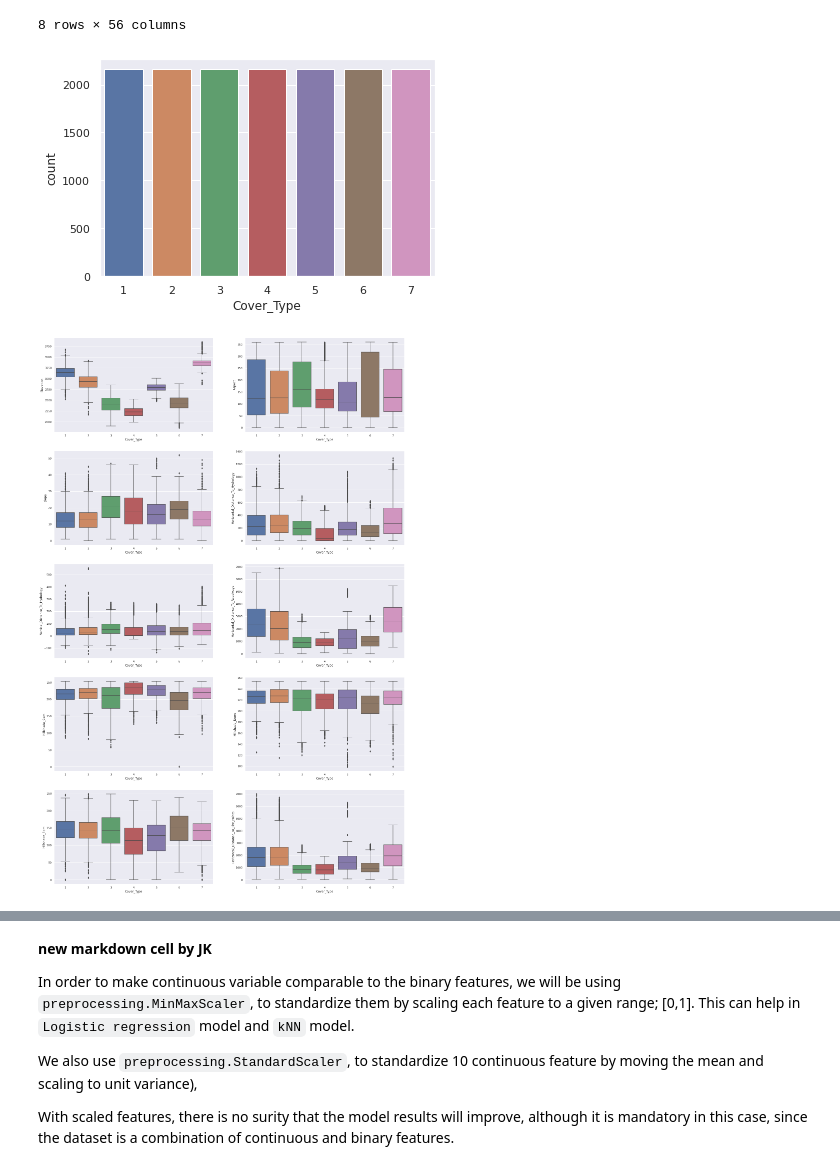
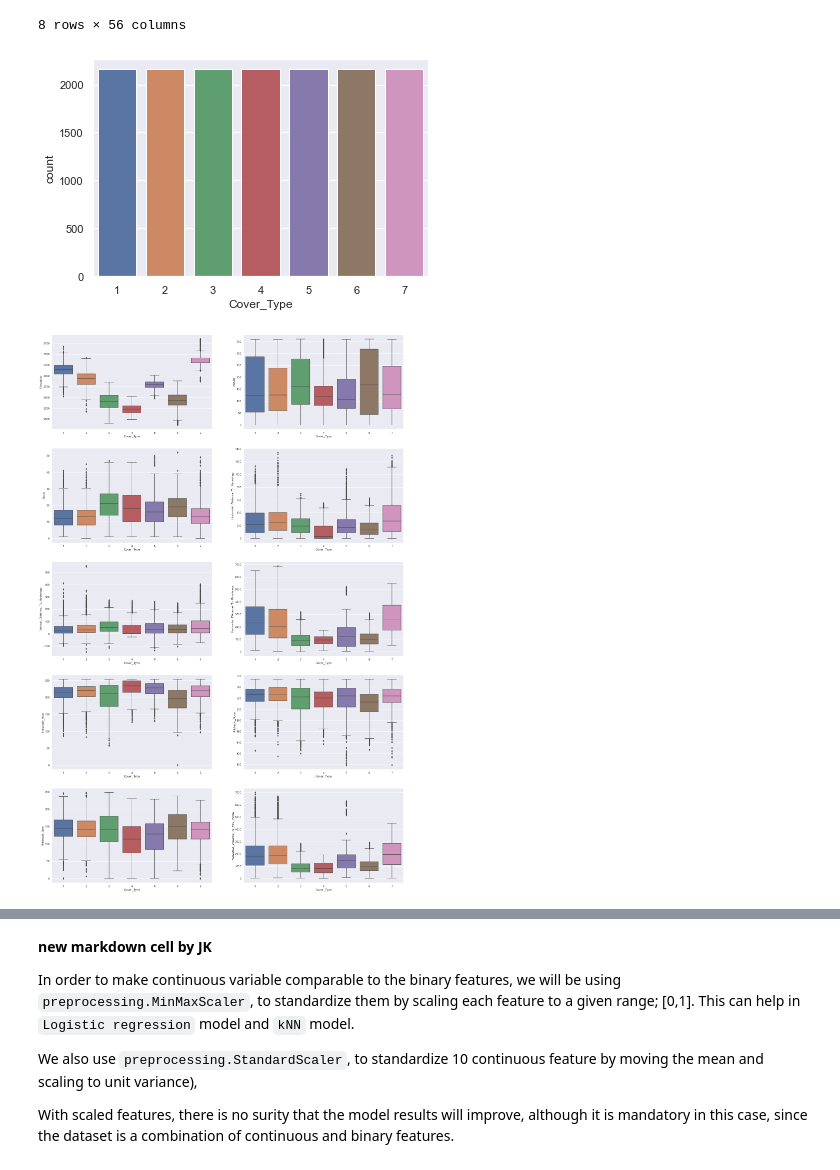
Before and after one commit to Malachyiii/Forest-Cover-Type-Prediction, a Jupyter notebook: forest-cover-type-w207.ipynb, the cells around one changed output, grey strips where cells are left out. Drawn from its saved outputs; the diff is of its cells as text; code cells hidden in the pictures.

```diff
--- a/forest-cover-type-w207.ipynb
+++ b/forest-cover-type-w207.ipynb
@@ -194,7 +187,7 @@ print(dev_label.shape)
 # %% [markdown]
 # Exploratory Data Analysis
 # %%
-all_data=pd.read_csv('/kaggle/input/forest-cover-type-prediction/train.csv')
+all_data=pd.read_csv('train.csv')
 
 print(all_data.head())
 
@@ -292,10 +285,10 @@ all_data.describe()
 | max | 15120.00000 | 3849.000000 | 360.000000 | 52.000000 | 1343.000000 | 554.000000 | ... |
 8 rows × 56 columns
 # %%
-sns.set_theme(style="darkgrid")
+sns.set(style="darkgrid")
 ax = sns.countplot(x="Cover_Type", data=all_data)
 # %% [output]
-[figure, old version]
+[figure, new version]
 # %%
 #Next lets look at the distribution of the numeric variables across cover types.
 plotcount=10
@@ -306,7 +299,7 @@ for i in range(0,plotcount):
     ax1 = axes[row, col]
     sns.boxplot(x="Cover_Type", y=all_data.columns[i+1], data=all_data,ax=ax1);
 # %% [output]
-[figure, old version]
+[figure, new version]
 # %%
 #let's look at the numeric predictor variables and see which are correlated
 correlations = all_data.iloc[:,1:11].corr()
```
Also changed, not shown: parts of 15 cells of this notebook.
